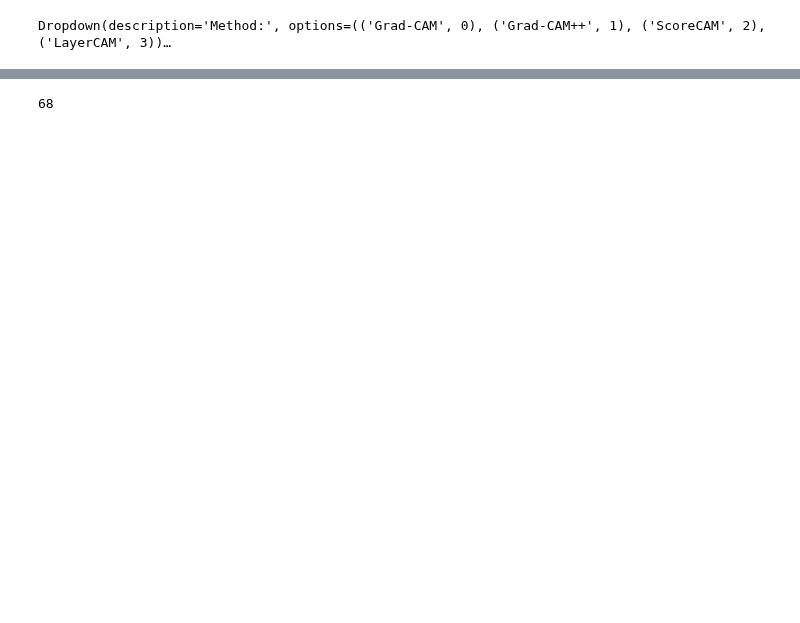
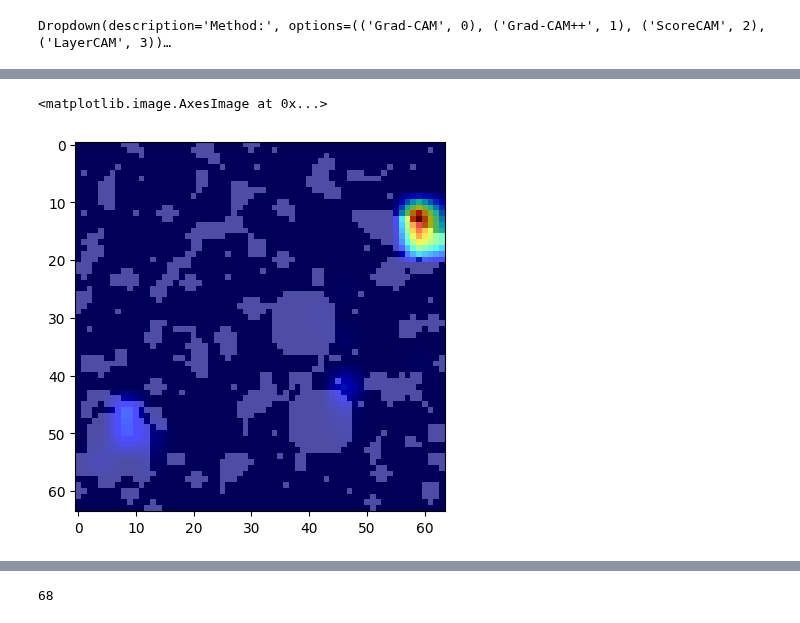
Before and after one commit to Kayzi0/ExplainBlobs, a Jupyter notebook: regression.ipynb, the cells around one changed output, grey strips where cells are left out. Saved outputs shown, nothing was run; the diff lists cells and outputs as text; code cells hidden in the pictures; blank space fills up the shorter version.

```diff
--- a/regression.ipynb
+++ b/regression.ipynb
@@ -78,3 +89,11 @@ method
+# %%
+idx = 4
+x = method(cat, np.expand_dims(imgs[:,:,idx],-1)).squeeze()
+plt.imshow(imgs[:,:,idx], cmap = 'gray')
+plt.imshow(x, cmap = 'jet', alpha = 0.7)
+# %% [output]
+<matplotlib.image.AxesImage at 0x...>
+[figure, added]
 # %%
 #make gradcam heatmap for every image and normalise
 heatmaps = np.zeros_like(imgs)
```
Also changed, not shown: parts of 13 cells of this notebook.
